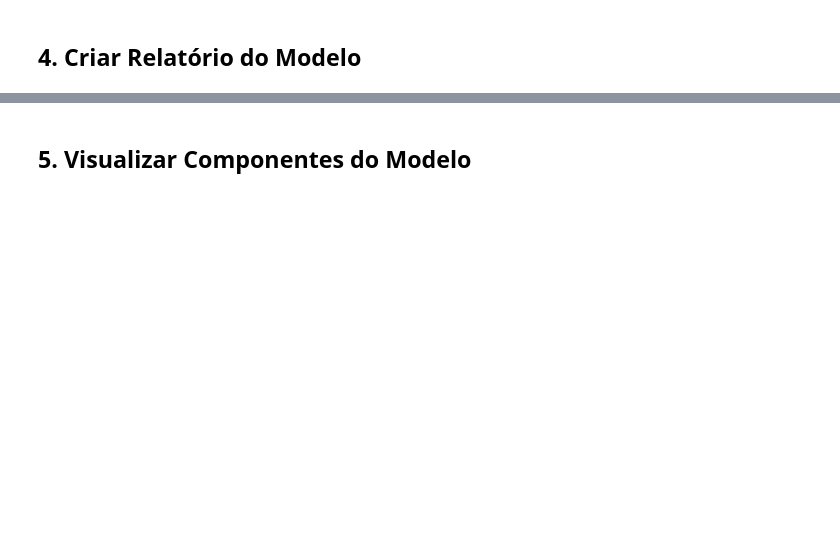
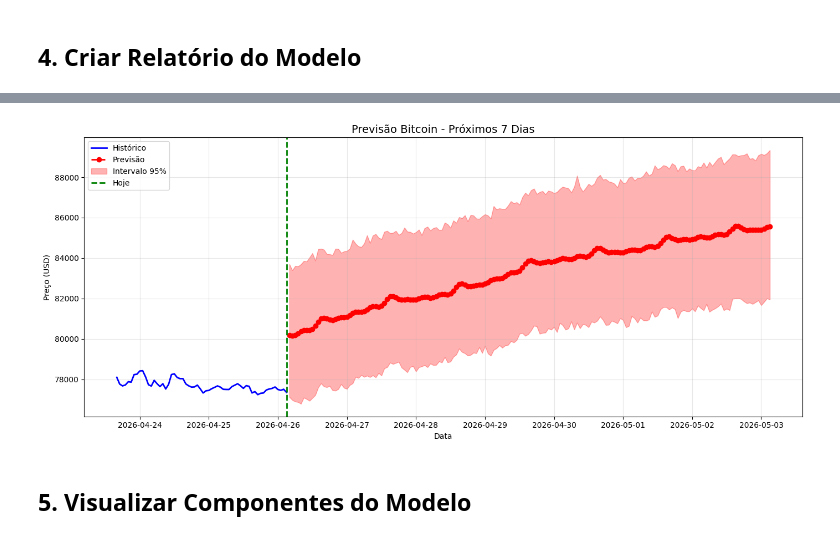
Before and after one commit to castrovinicius/crypto-ts-forecast, a Jupyter notebook: notebooks/03_test_model_training.ipynb, the cells around one changed output, grey strips where cells are left out. Saved outputs shown, nothing was run; the diff lists cells and outputs as text; code cells hidden in the pictures; blank space fills up the shorter version.

```diff
--- a/notebooks/03_test_model_training.ipynb
+++ b/notebooks/03_test_model_training.ipynb
@@ -250,3 +442,44 @@ Relatório do Modelo:
+# %%
+# Visualizar previsão futura
+fig, ax = plt.subplots(figsize=(14, 6))
+
+# Últimos 60 dias de dados históricos
+last_60_days = prophet_full.tail(60)
+ax.plot(last_60_days["ds"], last_60_days["y"], "b-", label="Histórico", linewidth=2)
+
+# Previsão futura
+ax.plot(
+    forecast_future["ds"],
+    forecast_future["yhat"],
+    "r--",
+    label="Previsão",
+    linewidth=2,
+    marker="o"
+)
+
+# Intervalo de confiança
+ax.fill_between(
+    forecast_future["ds"],
+    forecast_future["yhat_lower"],
+    forecast_future["yhat_upper"],
+    alpha=0.3,
+    color="red",
+    label="Intervalo 95%",
+)
+
+# Linha divisória
+ax.axvline(x=last_date, color="green", linestyle="--", label="Hoje", linewidth=2)
+
+ax.set_title(f"Previsão Bitcoin - Próximos {FORECAST_DAYS} Dias", fontsize=14)
+ax.set_xlabel("Data")
+ax.set_ylabel("Preço (USD)")
+ax.legend()
+ax.grid(True, alpha=0.3)
+
+plt.tight_layout()
+plt.show()
+# %% [output]
+[figure, added]
 # %% [markdown]
 ## 5. Visualizar Componentes do Modelo
 # %%
```
Also changed, not shown: parts of 20 cells of this notebook, 16 other files.
